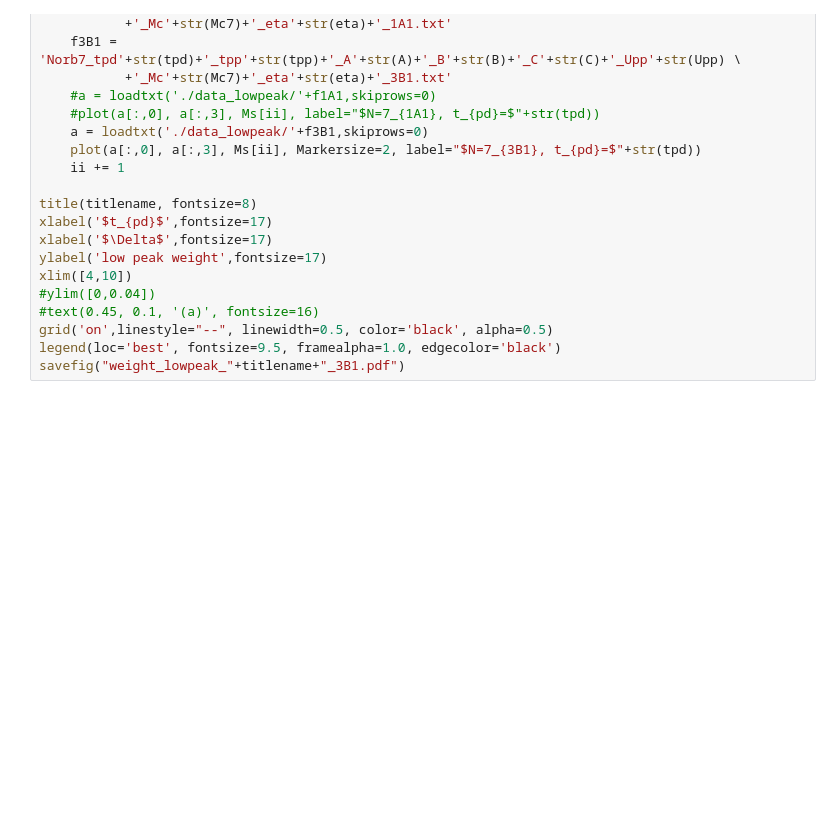
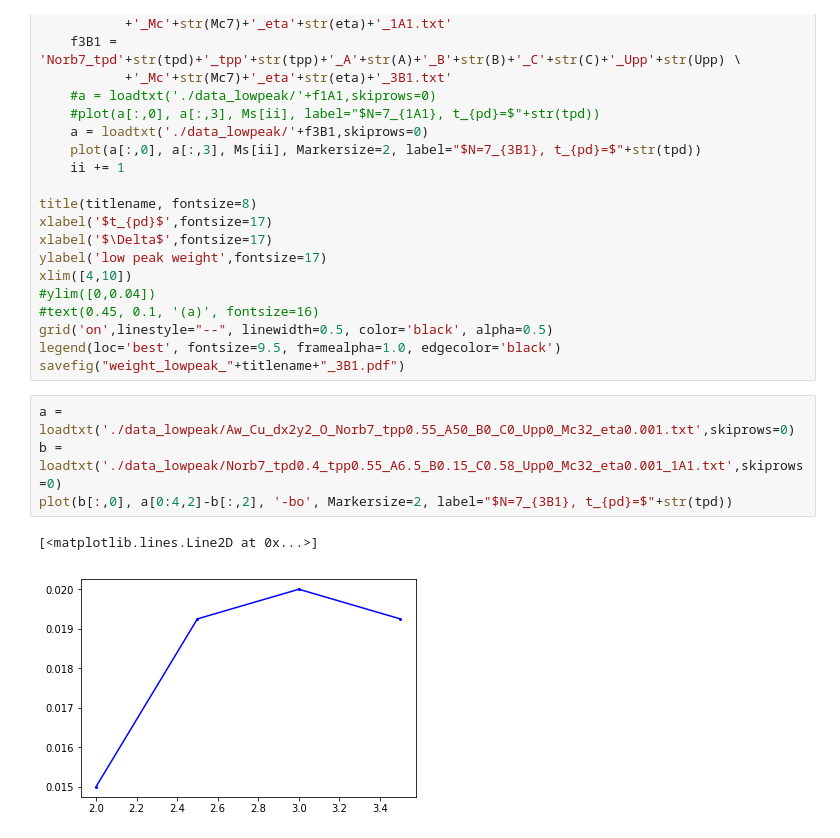
Before and after one commit to jiangmi/Two_hole_spectra, a Jupyter notebook: twohole_impurity_model/1A1_3B1_GS_phase_boundary.ipynb, the cells around one changed output. Saved outputs shown, nothing was run; the diff lists cells and outputs as text; blank space fills up the shorter version.

```diff
--- a/twohole_impurity_model/1A1_3B1_GS_phase_boundary.ipynb
+++ b/twohole_impurity_model/1A1_3B1_GS_phase_boundary.ipynb
@@ -306,3 +288,10 @@ xlim([4,10])
 grid('on',linestyle="--", linewidth=0.5, color='black', alpha=0.5)
 legend(loc='best', fontsize=9.5, framealpha=1.0, edgecolor='black')
 savefig("weight_lowpeak_"+titlename+"_3B1.pdf")
+# %%
+a = loadtxt('./data_lowpeak/Aw_Cu_dx2y2_O_Norb7_tpp0.55_A50_B0_C0_Upp0_Mc32_eta0.001.txt',skiprows=0)
+b = loadtxt('./data_lowpeak/Norb7_tpd0.4_tpp0.55_A6.5_B0.15_C0.58_Upp0_Mc32_eta0.001_1A1.txt',skiprows=0)
+plot(b[:,0], a[0:4,2]-b[:,2], '-bo', Markersize=2, label="$N=7_{3B1}, t_{pd}=$"+str(tpd))
+# %% [output]
+[<matplotlib.lines.Line2D at 0x...>]
+[figure, added]
```
Also changed, not shown: parts of 3 cells of this notebook, 6 other files.
